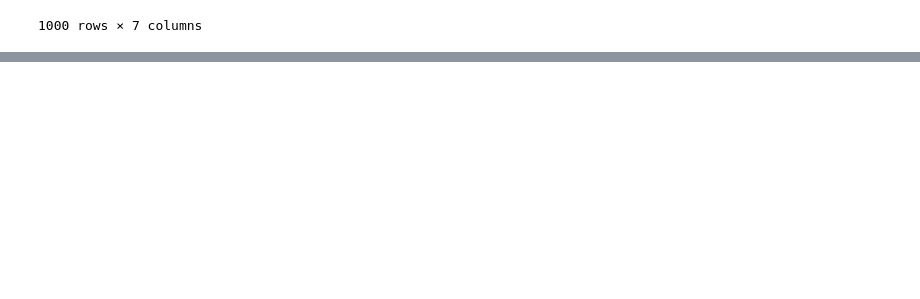
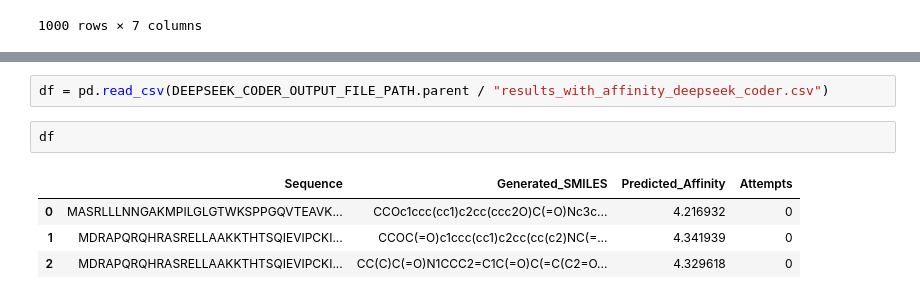
Before and after one commit to LisenKapusta/BioMol-Generator, a Jupyter notebook: model_prompting/api_models/use_api_models.ipynb, the cells around one changed output, grey strips where cells are left out. Drawn from its saved outputs; the diff is of its cells as text; blank space fills up the shorter version.

```diff
--- a/model_prompting/api_models/use_api_models.ipynb
+++ b/model_prompting/api_models/use_api_models.ipynb
@@ -152,0 +173,9 @@ if __name__ == "__main__":
+# %%
+df = pd.read_csv(DEEPSEEK_CODER_OUTPUT_FILE_PATH.parent / "results_with_affinity_deepseek_coder.csv")
+# %%
+df
+# %% [output]
+|  | Sequence | Generated_SMILES | Predicted_Affinity | Attempts |
+| 0 | MASRLLLNNGAKMPILGLGTWKSPPGQVTEAVK... | CCOc1ccc(cc1)c2cc(ccc2O)C(=O)Nc3c... | 4.216932 | 0 |
+| 1 | MDRAPQRQHRASRELLAAKKTHTSQIEVIPCKI... | CCOC(=O)c1ccc(cc1)c2cc(cc(c2)NC(=... | 4.341939 | 0 |
+| 2 | MDRAPQRQHRASRELLAAKKTHTSQIEVIPCKI... | CC(C)C(=O)N1CCC2=C1C(=O)C(=C(C2=O... | 4.329618 | 0 |
```
Also changed, not shown: parts of 2 cells of this notebook, 13 other files.
